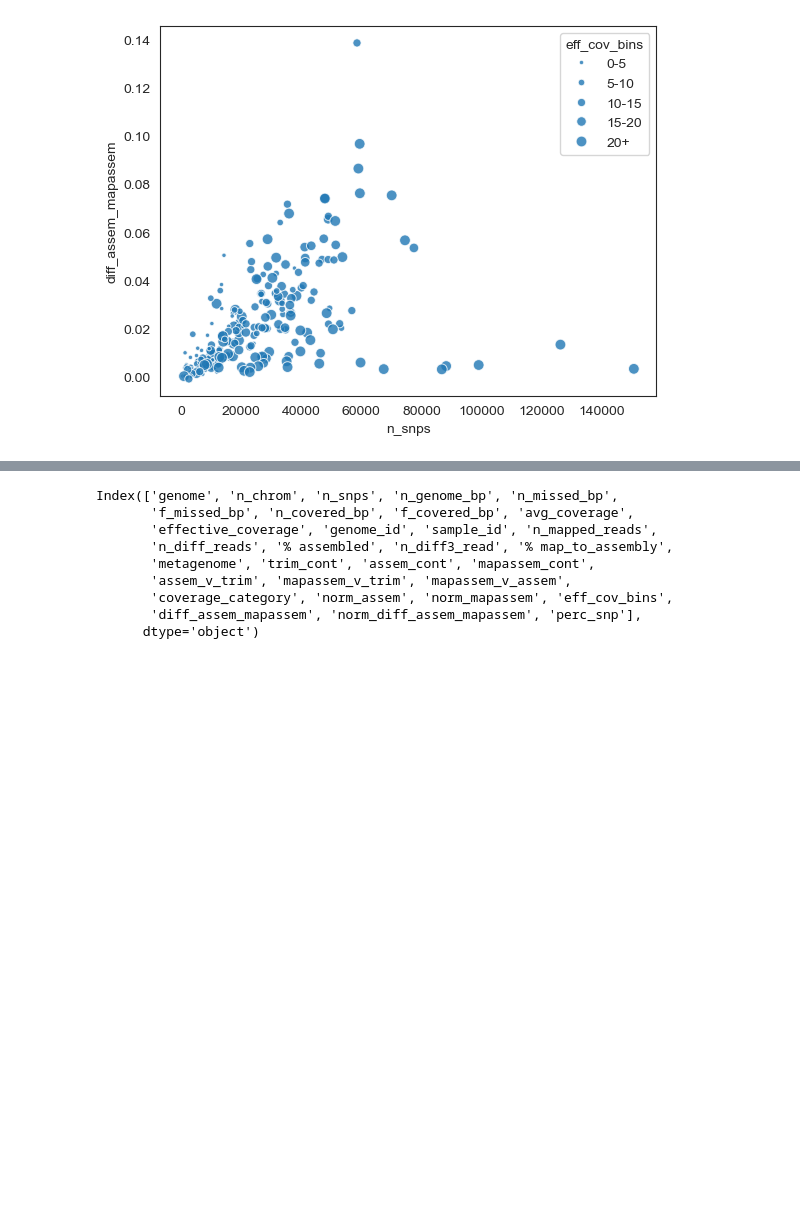
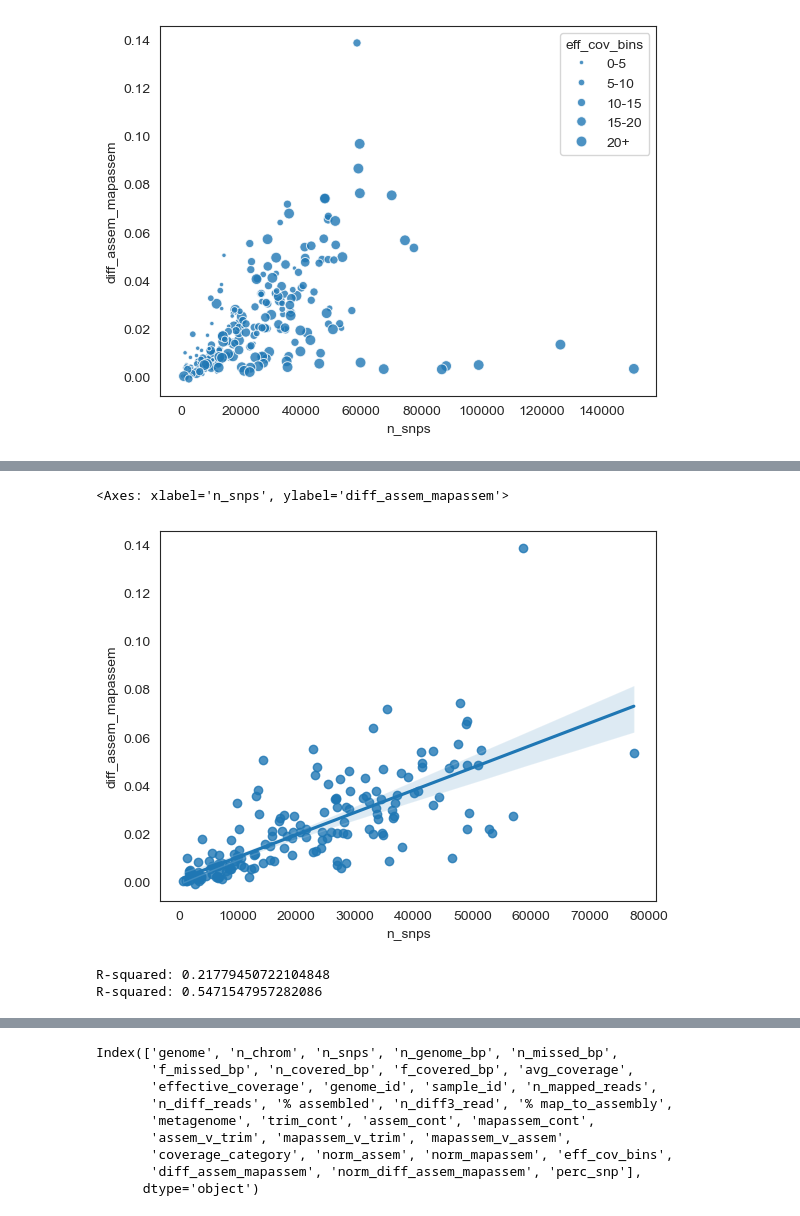
Before and after one commit to jeanzzhao/onehuman, a Jupyter notebook: atta/ERR505104-viz.ipynb, the cells around one changed output, grey strips where cells are left out. Drawn from its saved outputs; the diff is of its cells as text; code cells hidden in the pictures; blank space fills up the shorter version.

```diff
--- a/atta/ERR505104-viz.ipynb
+++ b/atta/ERR505104-viz.ipynb
@@ -402,0 +411,20 @@ sns.scatterplot(data=df, x='n_snps', y='diff_assem_mapassem', size= 'eff_cov_bin
+# %%
+# regression plot, under 20 cov
+sns.regplot(data=df_under20cov,x='n_snps', y='diff_assem_mapassem', robust=True)
+# %% [output]
+<Axes: xlabel='n_snps', ylabel='diff_assem_mapassem'>
+[figure, added]
+# %%
+# get R^2 value for the regression line
+import scipy.stats as stats
+# all data
+res = stats.linregress(df['n_snps'], df['diff_assem_mapassem'])
+r_squared = res.rvalue ** 2
+print("R-squared:", r_squared)
+# under 20 eff cov
+res = stats.linregress(df_under20cov['n_snps'], df_under20cov['diff_assem_mapassem'])
+r_squared = res.rvalue ** 2
+print("R-squared:", r_squared)
+# %% [output]
+R-squared: 0.21779450722104848
+R-squared: 0.5471547957282086
```
Also changed, not shown: parts of 3 cells of this notebook.
